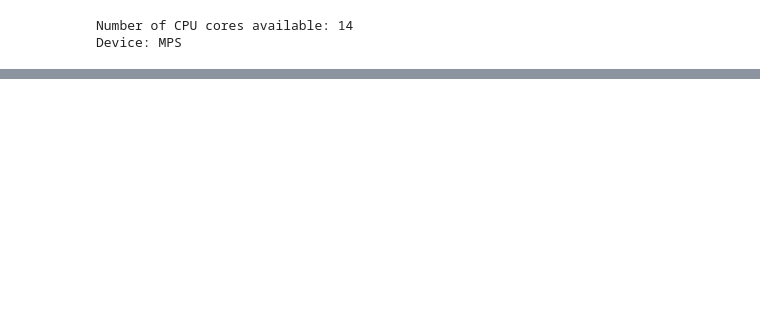
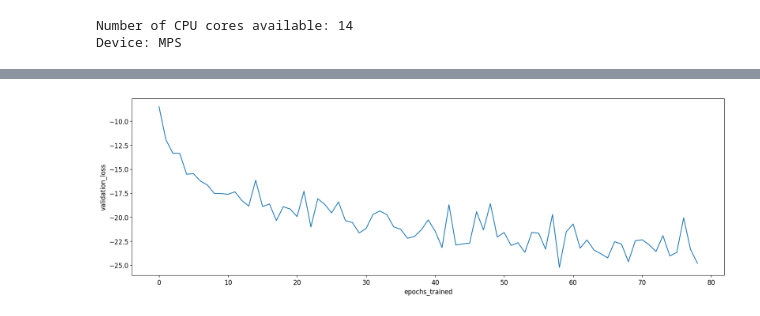
Before and after one commit to brian-chiang-git/sbi-compression, a Jupyter notebook: examples/NLE_sbi_lens.ipynb, the cells around one changed output, grey strips where cells are left out. Drawn from its saved outputs; the diff is of its cells as text; code cells hidden in the pictures; blank space fills up the shorter version.

```diff
--- a/examples/NLE_sbi_lens.ipynb
+++ b/examples/NLE_sbi_lens.ipynb
@@ -55,4 +74,8 @@ The dimension of the compressed data dataset is (7999, 6)
 # %%
+i = 2
+gt = gt_list[i]
+cd = cd_list[i]
+
 nle = NLE(density_estimator="nsf", device='mps')
 
 # Convert parameter and cls data to tensors for training
@@ -63,9 +86,100 @@ print('parameter samples', type(gt), gt.shape, 'cls samples', type(cd), cd.shape
 print('Density estimation model:', nle)
 
 nle = nle.append_simulations(gt, cd, data_device='mps')
-nle.train()
+nle.train(
+    training_batch_size=512,
+    learning_rate=8e-4,
+)
 
 _ = plot_summary(nle)
-with open("trained_models/NLE_VMIM_sbi_lens.pkl", "wb") as f:
+with open(f"trained_models/NLE_{compression_types[i]}_sbi_lens.pkl", "wb") as f:
     pickle.dump(nle, f)
+
+from torch import Tensor
+from torch.distributions import Normal, Distribution
+from sbi.utils import MultipleIndependent
+
+class TruncatedNormal(Distribution):
+    def __init__(
+            self,
+            mu: Tensor,
+            sigma: Tensor,
+            lower: Tensor = None,
+            upper: Tensor = None,
+        ):
+        self.mu = mu
+        self.sigma = sigma
+        if lower == None:
+            self.lower = torch.tensor(float('-inf'), device=mu.device)
+        else:
+            self.lower = lower
+        if upper == None:
+            self.upper = torch.tensor(float('inf'), device=mu.device)
+        else:
+            self.upper = upper
+        super().__init__(batch_shape=torch.Size([]), event_shape=mu.shape)
+        self.dist = Normal(mu, sigma)
+        self.log_Z = torch.log(self.dist.cdf(self.upper) - self.dist.cdf(self.lower)) # Truncation normalisation
+
+    def sample(self, sample_shape=torch.Size([])):
+        # Reject samples if outside of trauncation bounds
+        num_samples = torch.Size(sample_shape).numel() if sample_shape else 1
+        samples = []
+        while len(samples) < num_samples:
+            s = self.dist.sample((num_samples,))
+            mask = (s>=self.lower) & (s<=self.upper)
+            # If it's multi-dimensional data, like a 2D coordinate [x, y], ensuree that both x and y are inside the bounds. If even one coordinate is out of bounds, the whole point is rejected
+            valid = s[mask.all(dim=-1)] if s.dim()>1 else s[mask]
+            samples.extend(valid)
+        final_samples = torch.stack(samples[:num_samples]).reshape(sample_shape + self.mu.shape)
+        return final_samples
+
+    def log_prob(self, values):
+        lp = self.dist.log_prob(values)
+        lp = lp - self.log_Z
+        out_of_bounds = (values < self.lower) | (values > self.upper)
+        if values.dim() > 1:
+            # For multivariate, it's out of bounds if ANY dimension is out
+            out_of_bounds = out_of_bounds.any(dim=-1, keepdim=True)
+        lp = torch.where(out_of_bounds, torch.tensor(float('-inf'), device=lp.device), lp)
+        return lp
+
+
+with open(f"trained_models/NLE_{compression_types[i]}_sbi_lens.pkl", "rb") as f:
+    nle = pickle.load(f)
+
+prior = MultipleIndependent([
+    TruncatedNormal(torch.tensor([0.2664]).to(device),
+                    torch.tensor([0.2]).to(device),
+                    lower=torch.tensor([0.0]).to(device)
+                    ),
+    Normal(torch.tensor([0.0492]).to(device),
+           torch.tensor([0.006]).to(device)
+           ),
+    Normal(torch.tensor([0.831]).to(device),
+           torch.tensor([0.14]).to(device)
+           ),
+    Normal(torch.tensor([0.6727]).to(device),
+           torch.tensor([0.063]).to(device)
+           ),
+    Normal(torch.tensor([0.9645]).to(device),
+           torch.tensor([0.08]).to(device)
+           ),
+    TruncatedNormal(torch.tensor([-1.0]).to(device),
+                    torch.tensor([0.9]).to(device),
+                    lower=torch.tensor([-2.0]).to(device),
+                    upper=torch.tensor([-0.3]).to(device)
+                    ),
+    ],
+    device=device)
+
+posterior = nle.build_posterior(prior=prior)
+print(posterior)
+cd_obs = torch.tensor(cd[42,:], dtype=torch.float32)
+print('The compressed observation is', cd_obs)
+n_samples = 1000
+samples = posterior.sample((n_samples,), x=cd_obs)
+
+with open(f"posterior_samples/NLE_{compression_types[i]}_posterior_{n_samples}samples.pkl", "wb") as f:
+    pickle.dump(samples, f)
 # %% [output]
@@ -91,0 +195 @@ NFlowsFlow(
+[figure, added]
```
Also changed, not shown: parts of 5 cells of this notebook, 31 other files.
